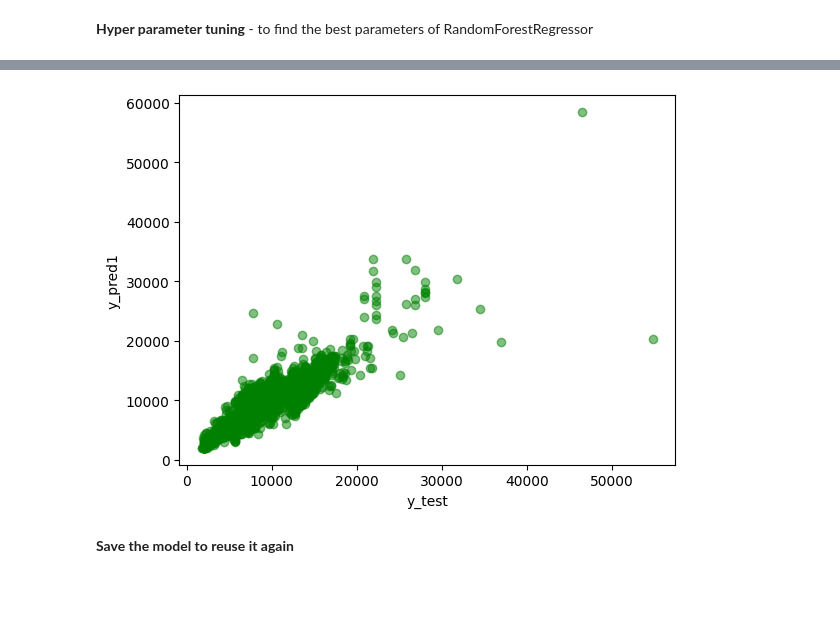
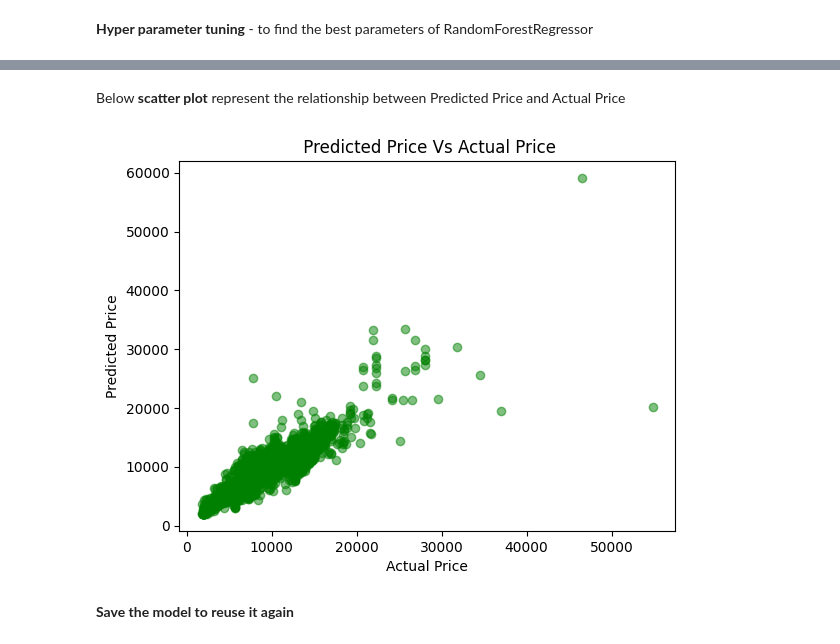
Before and after one commit to rockyjoson/flight_price_prediction, a Jupyter notebook: Flight_price_prediction.ipynb, the cells around one changed output, grey strips where cells are left out. Drawn from its saved outputs; the diff is of its cells as text; code cells hidden in the pictures; blank space fills up the shorter version.

```diff
--- a/Flight_price_prediction.ipynb
+++ b/Flight_price_prediction.ipynb
@@ -417,0 +397,3 @@ X.head()
+# %%
+X=df.drop(['Price'],axis=1,inplace=True)
+X.head()
@@ -450,16 +444,10 @@ X_train, X_test, y_train, y_test = train_test_split(X, y, test_size = 0.3, rando
 # %%
-# Creating models with 4 Regression techniques
-
-from sklearn.ensemble import RandomForestRegressor
-from sklearn.linear_model import LinearRegression
-from sklearn.svm import SVR
-from sklearn.ensemble import AdaBoostRegressor
-
 rf = RandomForestRegressor()
 lr=LinearRegression()
 sv=SVR()
 ab=AdaBoostRegressor()
-models=[rf,lr,sv,ab]
+gb=GradientBoostingRegressor()
+models=[rf,lr,sv,ab,gb]
 
 for model in models:
   print('*'*20,model,'*'*20)
@@ -496,7 +496,7 @@ Highest r2_score for RandomForestRegressor
 from sklearn.model_selection import RandomizedSearchCV
 params = {'n_estimators': [i for i in range(100,1000,100)],    # Number of trees in random forest
                'max_features':['auto', 'sqrt'],                # Number of features to consider at every split
-               'max_depth': [i for i in range(5,20,5)],        # Maximum number of levels in tree
+               'max_depth': [5,10,15,20],                      # Maximum number of levels in tree
                'min_samples_split': [2, 5, 10, 15],            # Minimum number of samples required to split a node
                'min_samples_leaf': [1, 2, 5, 10]}              # Minimum number of samples required at each leaf node
 
@@ -523,7 +523,7 @@ hp.best_params_
 # %%
 #Creating new RandomForestRegression model based on best parameters
 
-rf1 = RandomForestRegressor(n_estimators=500,min_samples_split=5,min_samples_leaf=1,max_features='auto',max_depth= 15)
+rf1 = RandomForestRegressor(n_estimators=300,min_samples_split=5,min_samples_leaf=1,max_features='auto',max_depth= 15,random_state=1)
 rf1.fit(X_train,y_train)
 y_pred1=rf1.predict(X_test)
 print('r2_score:',r2_score(y_test,y_pred1))
@@ -548,10 +554,13 @@ plt.show()
+# %% [markdown]
+Below **scatter plot** represent the relationship between Predicted Price and Actual Price
 # %%
+plt.title(" Predicted Price Vs Actual Price")
 plt.scatter(y_test, y_pred1,color='green',alpha=0.5)  # alpha adjusts transparency
-plt.xlabel("y_test")
-plt.ylabel("y_pred1")
+plt.xlabel("Actual Price")
+plt.ylabel("Predicted Price")
 plt.show()
 # %% [output]
-[figure, old version]
+[figure, new version]
 # %% [markdown]
 **Save the model to reuse it again**
 # %%
```
Also changed, not shown: parts of 44 cells of this notebook.
